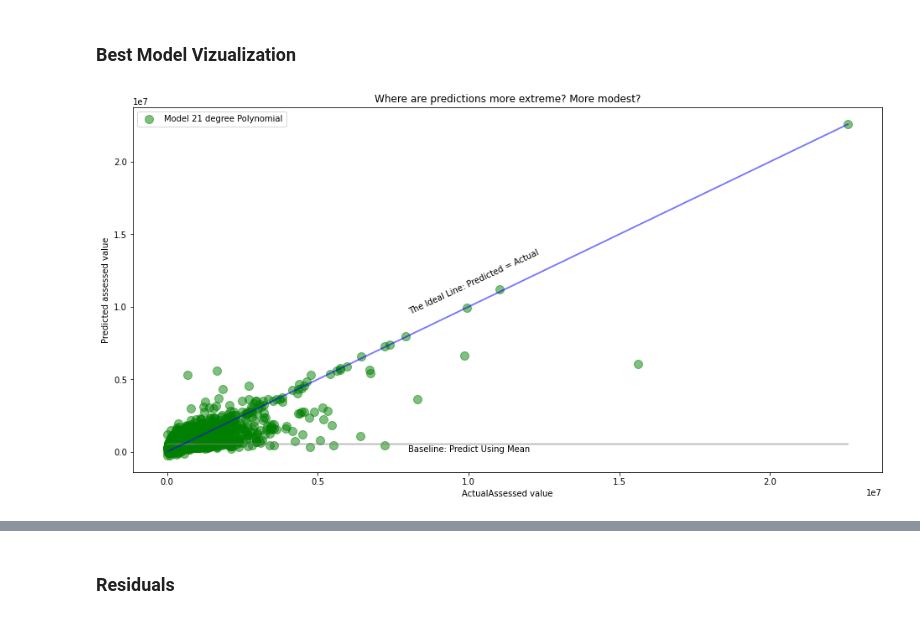
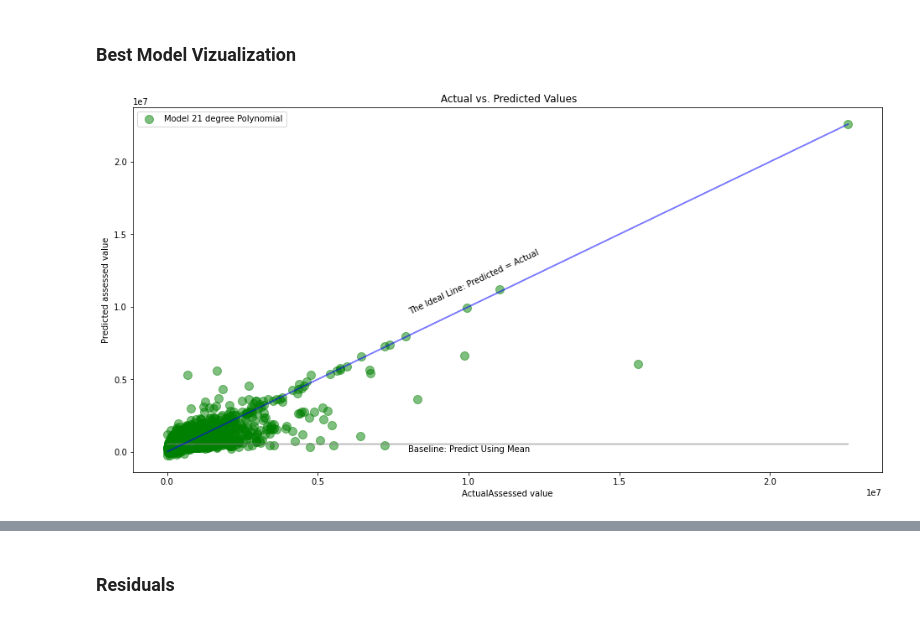
Before and after one commit to cindyvillanuevads/regression_project_zillow-, a Jupyter notebook: zillow_mvp.ipynb, the cells around one changed output, grey strips where cells are left out. Saved outputs shown, nothing was run; the diff lists cells and outputs as text; code cells hidden in the pictures.

```diff
--- a/zillow_mvp.ipynb
+++ b/zillow_mvp.ipynb
@@ -856,27 +857,26 @@ best_model
 # %% [markdown]
 ### Best Model Vizualization
 # %%
-
 plt.figure(figsize=(16,8))
 plt.plot(y_validate.actual, y_validate.yhat_baseline_mean, alpha=.5, color="gray", label='_nolegend_')
 plt.annotate("Baseline: Predict Using Mean", ( 8000_000, 1))
 plt.plot(y_validate.actual, y_validate.actual, alpha=.5, color="blue", label='_nolegend_')
 plt.annotate("The Ideal Line: Predicted = Actual", (.8 *(10**7), .95 *(10**7)), rotation=25)
-
+#these are my oder models if I want to see them too
 #plt.scatter(y_validate.actual, y_validate.modelOLS,
 #           alpha=.5, color="red", s=100, label="Model: LinearRegression")
 #plt.scatter(y_validate.actual, y_validate.model_lasso,
 #            alpha=.5, color="blue", s=100, label="Model: LASSO")
 #plt.scatter(y_validate.actual, y_validate.model_glm,
 #            alpha=.5, color="yellow", s=100, label="Model: TweedieRegressor")
 plt.scatter(y_validate.actual, y_validate.model_polreg,
             alpha=.5, color="green", s=100, label="Model 21 degree Polynomial")
 plt.legend()
 plt.xlabel("ActualAssessed value")
 plt.ylabel("Predicted assessed value")
 plt.yscale(value = 'linear')
-plt.title("Where are predictions more extreme? More modest?")
+plt.title(" Actual vs. Predicted Values")
 
 plt.show()
 # %% [output]
-[figure, old version]
+[figure, new version]
```
Also changed, not shown: parts of 39 cells of this notebook.
